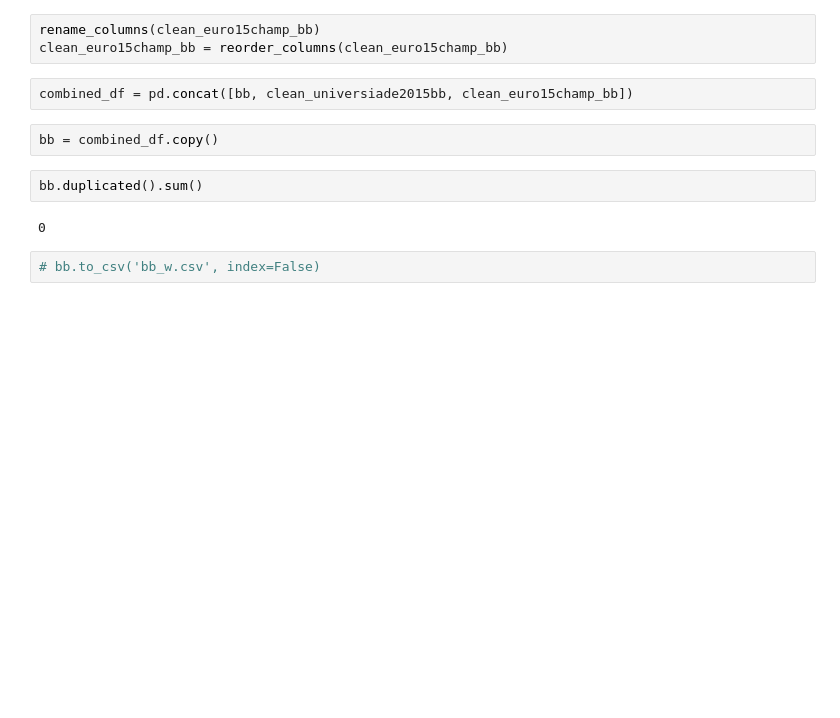
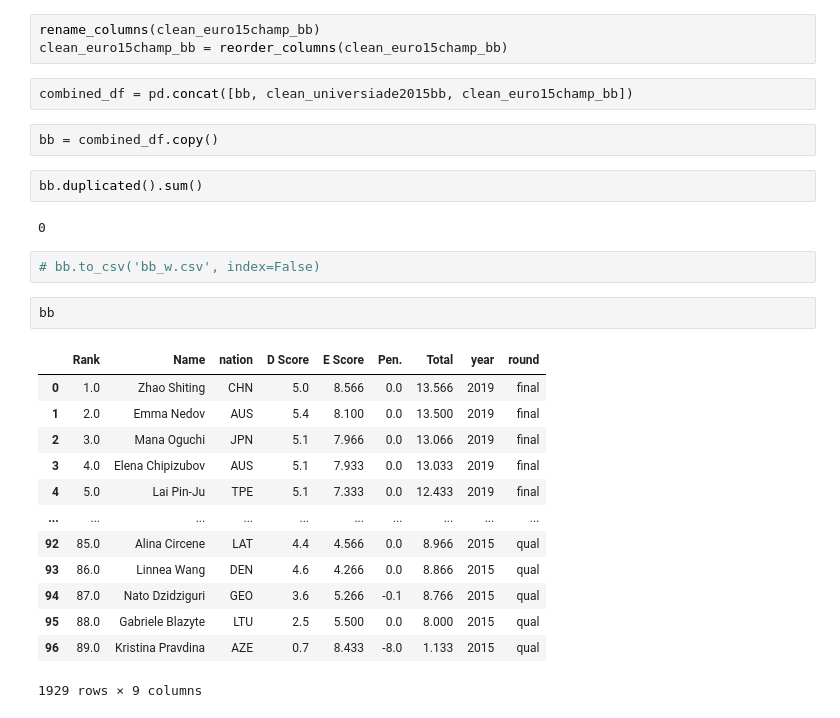
Before and after one commit to RyanJTalbot/MSDS, a Jupyter notebook: Core/Data Mining Foundations/Data Mining Project/Project/competition_gym2023/Combine_Data/combine_bb.ipynb, the cells around one changed output. Saved outputs shown, nothing was run; the diff lists cells and outputs as text; blank space fills up the shorter version.

```diff
--- a/Core/Data Mining Foundations/Data Mining Project/Project/competition_gym2023/Combine_Data/combine_bb.ipynb
+++ b/Core/Data Mining Foundations/Data Mining Project/Project/competition_gym2023/Combine_Data/combine_bb.ipynb
@@ -279,3 +279,19 @@ bb.duplicated().sum()
 0
 # %%
 # bb.to_csv('bb_w.csv', index=False)
+# %%
+bb
+# %% [output]
+|  | Rank | Name | nation | D Score | E Score | Pen. | Total | year | round |
+| 0 | 1.0 | Zhao Shiting | CHN | 5.0 | 8.566 | 0.0 | 13.566 | 2019 | final |
+| 1 | 2.0 | Emma Nedov | AUS | 5.4 | 8.100 | 0.0 | 13.500 | 2019 | final |
+| 2 | 3.0 | Mana Oguchi | JPN | 5.1 | 7.966 | 0.0 | 13.066 | 2019 | final |
+| 3 | 4.0 | Elena Chipizubov | AUS | 5.1 | 7.933 | 0.0 | 13.033 | 2019 | final |
+| 4 | 5.0 | Lai Pin-Ju | TPE | 5.1 | 7.333 | 0.0 | 12.433 | 2019 | final |
+| ... | ... | ... | ... | ... | ... | ... | ... | ... | ... |
+| 92 | 85.0 | Alina Circene | LAT | 4.4 | 4.566 | 0.0 | 8.966 | 2015 | qual |
+| 93 | 86.0 | Linnea Wang | DEN | 4.6 | 4.266 | 0.0 | 8.866 | 2015 | qual |
+| 94 | 87.0 | Nato Dzidziguri | GEO | 3.6 | 5.266 | -0.1 | 8.766 | 2015 | qual |
+| 95 | 88.0 | Gabriele Blazyte | LTU | 2.5 | 5.500 | 0.0 | 8.000 | 2015 | qual |
+| 96 | 89.0 | Kristina Pravdina | AZE | 0.7 | 8.433 | -8.0 | 1.133 | 2015 | qual |
+1929 rows × 9 columns
```
Also changed, not shown: 10 other files.
